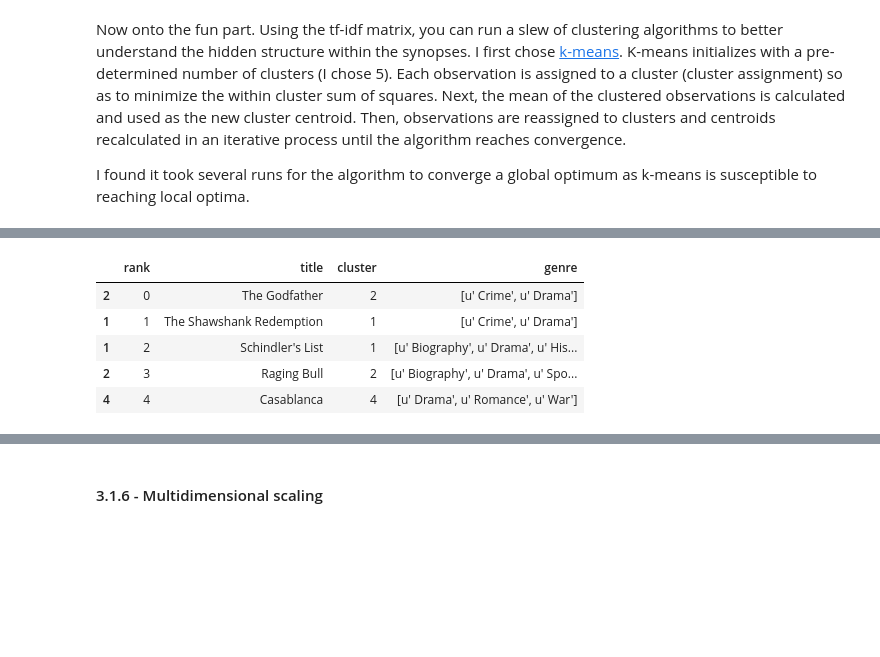
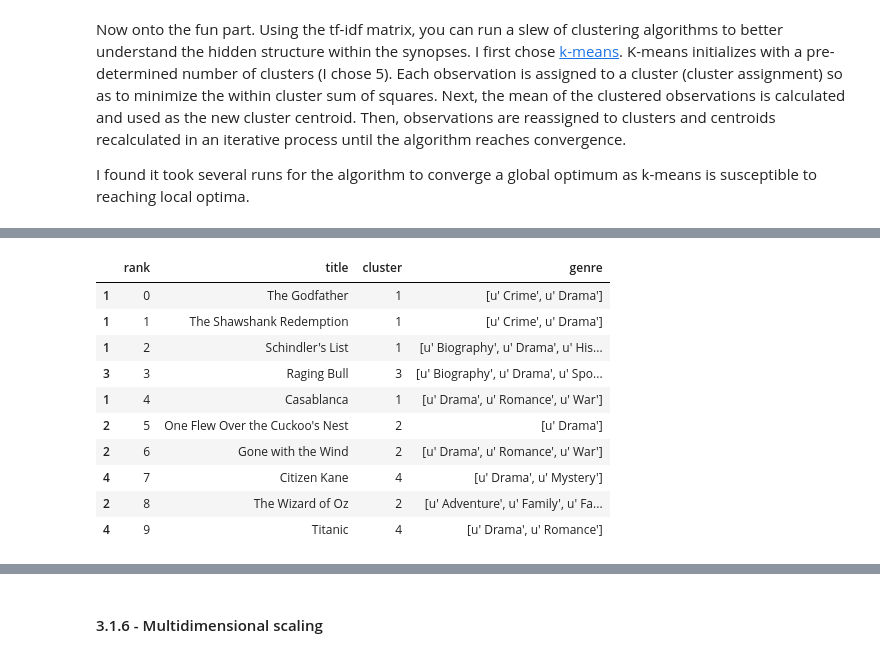
Before and after one commit to rsouza/Python_Course, a Jupyter notebook: Notebooks/20_TopicModeling_Clustering.ipynb, the cells around one changed output, grey strips where cells are left out. Drawn from its saved outputs; the diff is of its cells as text; code cells hidden in the pictures; blank space fills up the shorter version.

```diff
--- a/Notebooks/20_TopicModeling_Clustering.ipynb
+++ b/Notebooks/20_TopicModeling_Clustering.ipynb
@@ -647,14 +715,19 @@ clusters = km.labels_.tolist()
 films = {'title': titles, 'rank': ranks, 'synopsis': synopses, 'cluster': clusters, 'genre': genres}
 frame = pd.DataFrame(films, index = [clusters] , columns = ['rank', 'title', 'cluster', 'genre'])
 # %%
-frame.head()
+frame.head(10)
 # %% [output]
 |  | rank | title | cluster | genre |
-| 2 | 0 | The Godfather | 2 | [u' Crime', u' Drama'] |
+| 1 | 0 | The Godfather | 1 | [u' Crime', u' Drama'] |
 | 1 | 1 | The Shawshank Redemption | 1 | [u' Crime', u' Drama'] |
 | 1 | 2 | Schindler's List | 1 | [u' Biography', u' Drama', u' His... |
-| 2 | 3 | Raging Bull | 2 | [u' Biography', u' Drama', u' Spo... |
-| 4 | 4 | Casablanca | 4 | [u' Drama', u' Romance', u' War'] |
+| 3 | 3 | Raging Bull | 3 | [u' Biography', u' Drama', u' Spo... |
+| 1 | 4 | Casablanca | 1 | [u' Drama', u' Romance', u' War'] |
+| 2 | 5 | One Flew Over the Cuckoo's Nest | 2 | [u' Drama'] |
+| 2 | 6 | Gone with the Wind | 2 | [u' Drama', u' Romance', u' War'] |
+| 4 | 7 | Citizen Kane | 4 | [u' Drama', u' Mystery'] |
+| 2 | 8 | The Wizard of Oz | 2 | [u' Adventure', u' Family', u' Fa... |
+| 4 | 9 | Titanic | 4 | [u' Drama', u' Romance'] |
 # %%
 frame['cluster'].value_counts()
 # %% [output]
```
Also changed, not shown: parts of 30 cells of this notebook, 3 other files.
